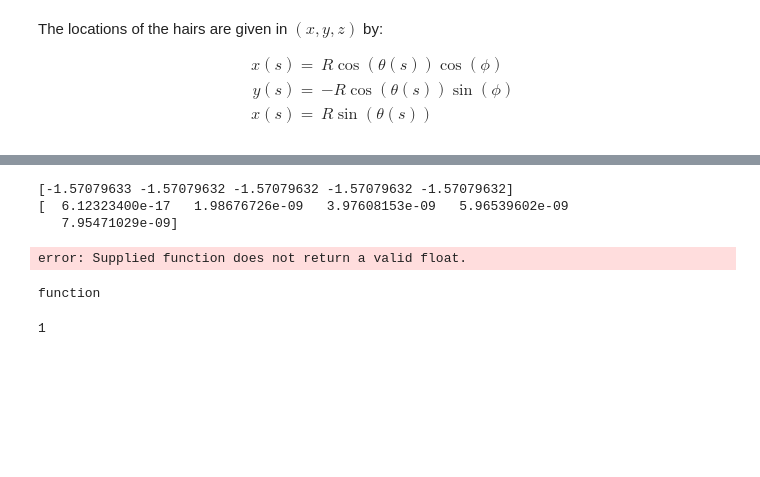
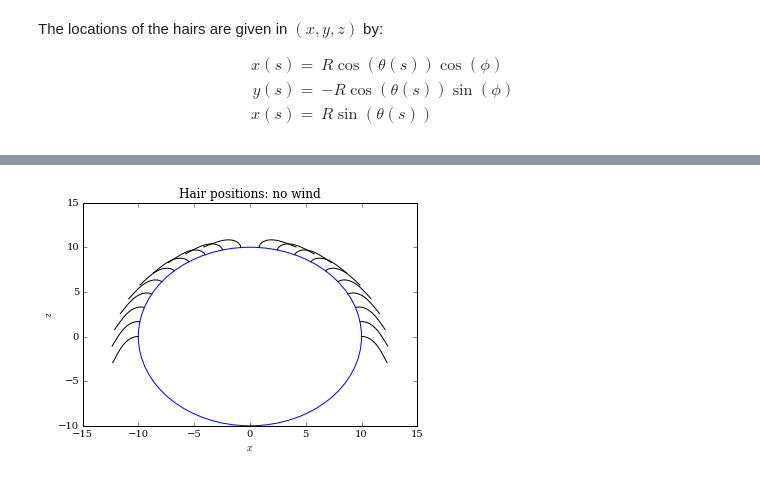
Before and after one commit to KDra/NumMethods, a Jupyter notebook: Assignments/Coursework2.ipynb, the cells around one changed output, grey strips where cells are left out. Cells and saved outputs as stored; diff of their text form; code cells hidden in the pictures; blank space fills up the shorter version.

Commit message:
last point needs to be done + 3d plot

```diff
--- a/Assignments/Coursework2.ipynb
+++ b/Assignments/Coursework2.ipynb
@@ -49,8 +82,9 @@ def d8ds(theta, s, phi, fx, fg=0.2):
 # %%
+@jit
 def shoot(z0, s, theta, phi, fx, fg=0.2):
     #assert type(d8ds) == function,\
     #"d8ds (the derivative of theta with respect to s) must be a function"
-    T8 = np.array([theta, z0])
+    T8 = np.array([z0, 0.0])
     minz = odeint(d8ds, T8, s, args=(phi, fx, fg))
     #print z
-    return minz[-1, 1]
+    return minz[-1, 0] - theta
@@ -88,23 +91,10 @@ def hair_pos(R, L, fx, thL, phiL=[0.0]):
-# %%
-R = 10.0
-L = 4.0
-fx = 0.0
-phi = 0.0
-hairs = 10
-fg = 0.2
-thL = np.linspace(-pi/2.0, pi/2.0, hairs)
-s = np.linspace(0, L, 100)[::-1]
-x = hair_pos(R, L, fx, thL)
-# %% [output]
-[-1.57079633 -1.57079632 -1.57079632 -1.57079632 -1.57079632]
-[  6.12323400e-17   1.98676726e-09   3.97608153e-09   5.96539602e-09
-   7.95471029e-09]
-error: Supplied function does not return a valid float.
-# %%
-type(d8ds)
-# %% [output]
-function
-# %%
-len([0.0])
-# %% [output]
-1
+# %%
+@jit
+def dxds(theta, phi):
+    return cos(theta) * cos(phi) + fx * sin(phi)
+@jit
+def dyds(theta, phi):
+    return -cos(theta) * sin(phi) + fx * cos(phi)
+@jit
+def dzds(theta, phi):
+    return sin(theta)
@@ -110,0 +158,20 @@ len([0.0])
+# %%
+R = 10.0
+L = 4.0
+fx = 0.0
+hairs = 20
+thL = np.linspace(0, pi, hairs)
+x,y,z = hair_pos(R, L, fx, thL)
+fig = plt.figure()
+ax = fig.add_subplot(111)
+ax.set_xlim([-15, 15])
+ax.set_ylim([-10, 15])
+circ = plt.Circle((0, 0), radius=R, color='b', fill=False)
+ax.add_patch(circ)
+ax.set_xlabel(r'$x$')
+ax.set_ylabel(r'$z$')
+ax.set_title('Hair positions: no wind')
+for i in np.arange(hairs):
+    ax.plot(x[i, :], z[i, :], 'k')
+# %% [output]
+[figure, added]
```
Also changed, not shown: parts of 11 cells of this notebook, 2 other files.
